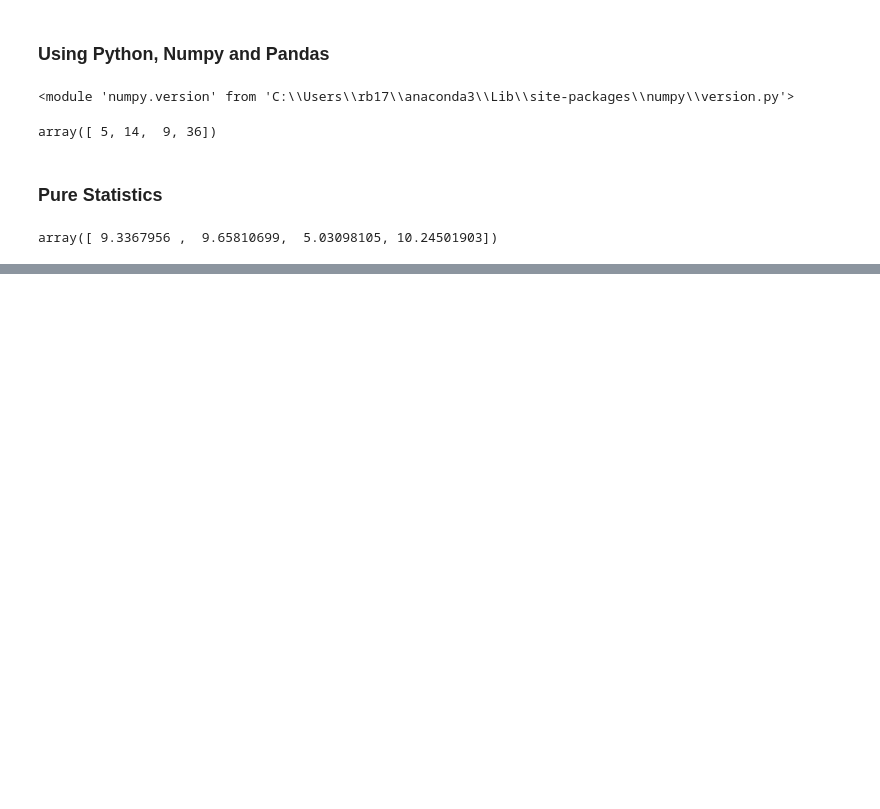
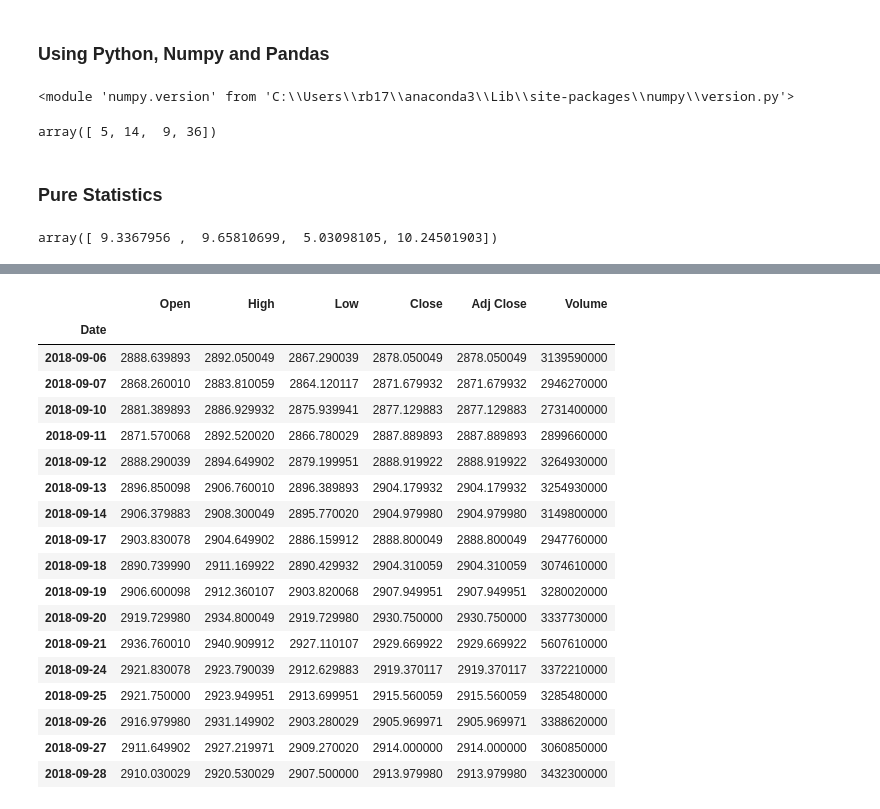
Before and after one commit to onionmccabbage/pythonSat2026, a Jupyter notebook: lesson2.ipynb, the cells around one changed output, grey strips where cells are left out. Saved outputs shown, nothing was run; the diff lists cells and outputs as text; code cells hidden in the pictures; blank space fills up the shorter version.

```diff
--- a/lesson2.ipynb
+++ b/lesson2.ipynb
@@ -27,0 +126,22 @@ array([ 9.3367956 ,  9.65810699,  5.03098105, 10.24501903])
+# %%
+sp500.tail(17)
+# %% [output]
+|  | Open | High | Low | Close | Adj Close | Volume |
+| Date |  |  |  |  |  |  |
+| 2018-09-06 | 2888.639893 | 2892.050049 | 2867.290039 | 2878.050049 | 2878.050049 | 3139590000 |
+| 2018-09-07 | 2868.260010 | 2883.810059 | 2864.120117 | 2871.679932 | 2871.679932 | 2946270000 |
+| 2018-09-10 | 2881.389893 | 2886.929932 | 2875.939941 | 2877.129883 | 2877.129883 | 2731400000 |
+| 2018-09-11 | 2871.570068 | 2892.520020 | 2866.780029 | 2887.889893 | 2887.889893 | 2899660000 |
+| 2018-09-12 | 2888.290039 | 2894.649902 | 2879.199951 | 2888.919922 | 2888.919922 | 3264930000 |
+| 2018-09-13 | 2896.850098 | 2906.760010 | 2896.389893 | 2904.179932 | 2904.179932 | 3254930000 |
+| 2018-09-14 | 2906.379883 | 2908.300049 | 2895.770020 | 2904.979980 | 2904.979980 | 3149800000 |
+| 2018-09-17 | 2903.830078 | 2904.649902 | 2886.159912 | 2888.800049 | 2888.800049 | 2947760000 |
+| 2018-09-18 | 2890.739990 | 2911.169922 | 2890.429932 | 2904.310059 | 2904.310059 | 3074610000 |
+| 2018-09-19 | 2906.600098 | 2912.360107 | 2903.820068 | 2907.949951 | 2907.949951 | 3280020000 |
+| 2018-09-20 | 2919.729980 | 2934.800049 | 2919.729980 | 2930.750000 | 2930.750000 | 3337730000 |
+| 2018-09-21 | 2936.760010 | 2940.909912 | 2927.110107 | 2929.669922 | 2929.669922 | 5607610000 |
+| 2018-09-24 | 2921.830078 | 2923.790039 | 2912.629883 | 2919.370117 | 2919.370117 | 3372210000 |
+| 2018-09-25 | 2921.750000 | 2923.949951 | 2913.699951 | 2915.560059 | 2915.560059 | 3285480000 |
+| 2018-09-26 | 2916.979980 | 2931.149902 | 2903.280029 | 2905.969971 | 2905.969971 | 3388620000 |
+| 2018-09-27 | 2911.649902 | 2927.219971 | 2909.270020 | 2914.000000 | 2914.000000 | 3060850000 |
+| 2018-09-28 | 2910.030029 | 2920.530029 | 2907.500000 | 2913.979980 | 2913.979980 | 3432300000 |
```
Also changed, not shown: parts of 19 cells of this notebook, 1 other file.
